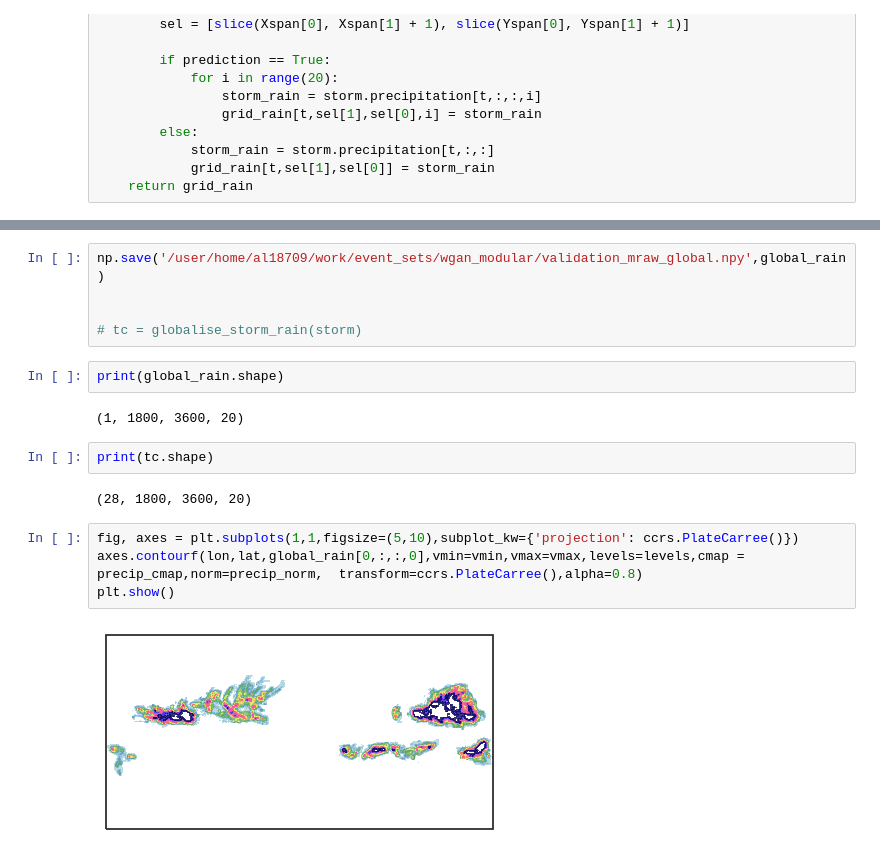
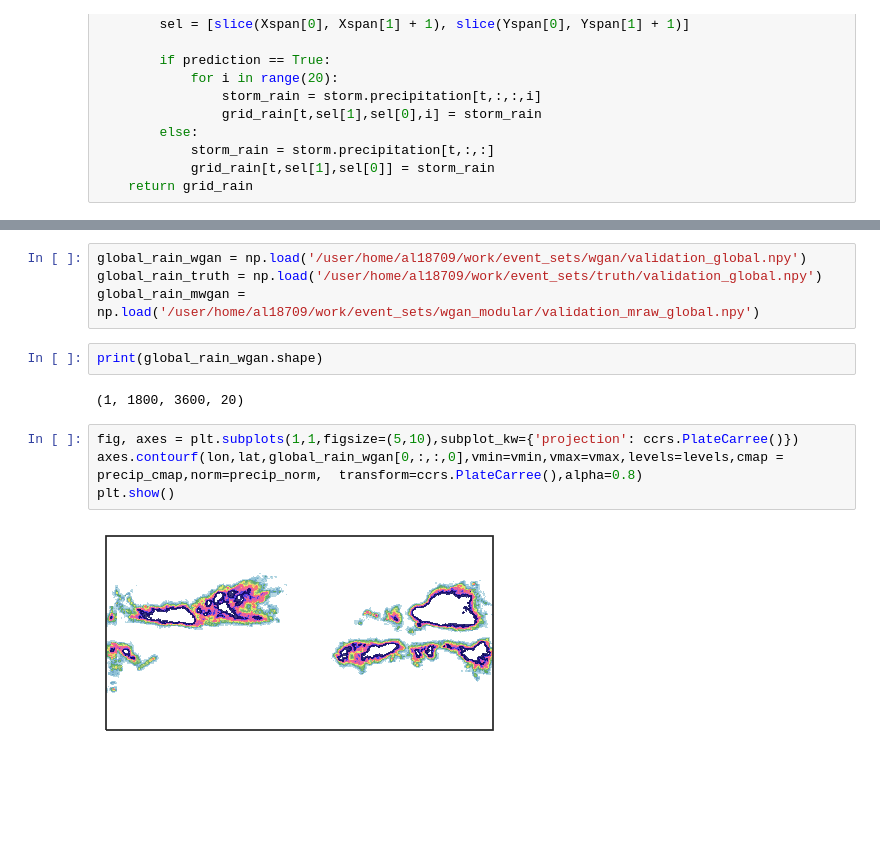
Before and after one commit to vosps/tropical_cyclone, a Jupyter notebook: tracking/10_mountain_rain.ipynb, the cells around one changed output, grey strips where cells are left out. Saved outputs shown, nothing was run; the diff lists cells and outputs as text; blank space fills up the shorter version.

```diff
--- a/tracking/10_mountain_rain.ipynb
+++ b/tracking/10_mountain_rain.ipynb
@@ -682,19 +699,14 @@ KeyboardInterrupt:
-# %%
-np.save('/user/home/al18709/work/event_sets/wgan_modular/validation_mraw_global.npy',global_rain)
-
-
-# tc = globalise_storm_rain(storm)
+# %%
+global_rain_wgan = np.load('/user/home/al18709/work/event_sets/wgan/validation_global.npy')
+global_rain_truth = np.load('/user/home/al18709/work/event_sets/truth/validation_global.npy')
+global_rain_mwgan = np.load('/user/home/al18709/work/event_sets/wgan_modular/validation_mraw_global.npy')
 # %%
-print(global_rain.shape)
+print(global_rain_wgan.shape)
 # %% [output]
 (1, 1800, 3600, 20)
-# %%
-print(tc.shape)
-# %% [output]
-(28, 1800, 3600, 20)
 # %%
 fig, axes = plt.subplots(1,1,figsize=(5,10),subplot_kw={'projection': ccrs.PlateCarree()})
-axes.contourf(lon,lat,global_rain[0,:,:,0],vmin=vmin,vmax=vmax,levels=levels,cmap = precip_cmap,norm=precip_norm,  transform=ccrs.PlateCarree(),alpha=0.8)
+axes.contourf(lon,lat,global_rain_wgan[0,:,:,0],vmin=vmin,vmax=vmax,levels=levels,cmap = precip_cmap,norm=precip_norm,  transform=ccrs.PlateCarree(),alpha=0.8)
 plt.show()
 # %% [output]
-[figure, old version]
+[figure, new version]
```
Also changed, not shown: parts of 12 cells of this notebook, 12 other files.
